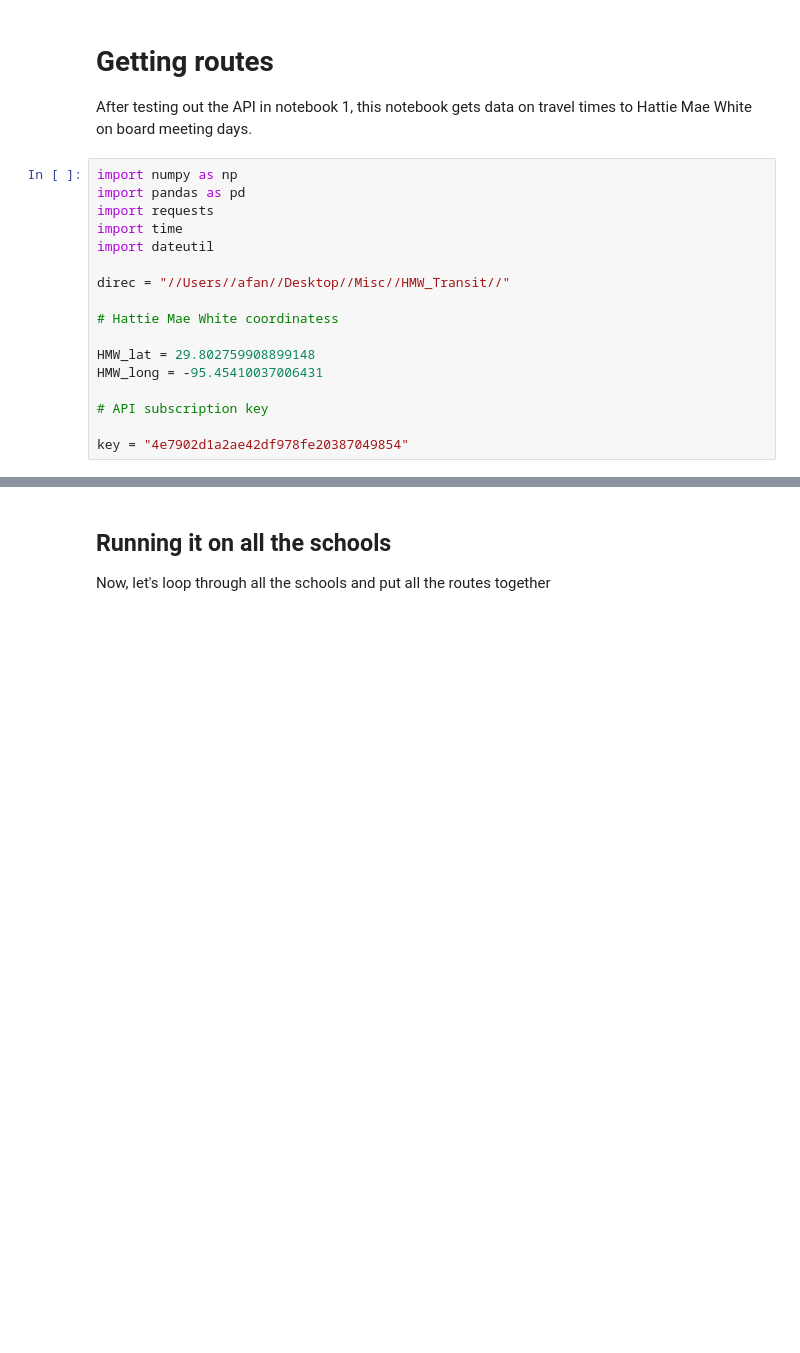
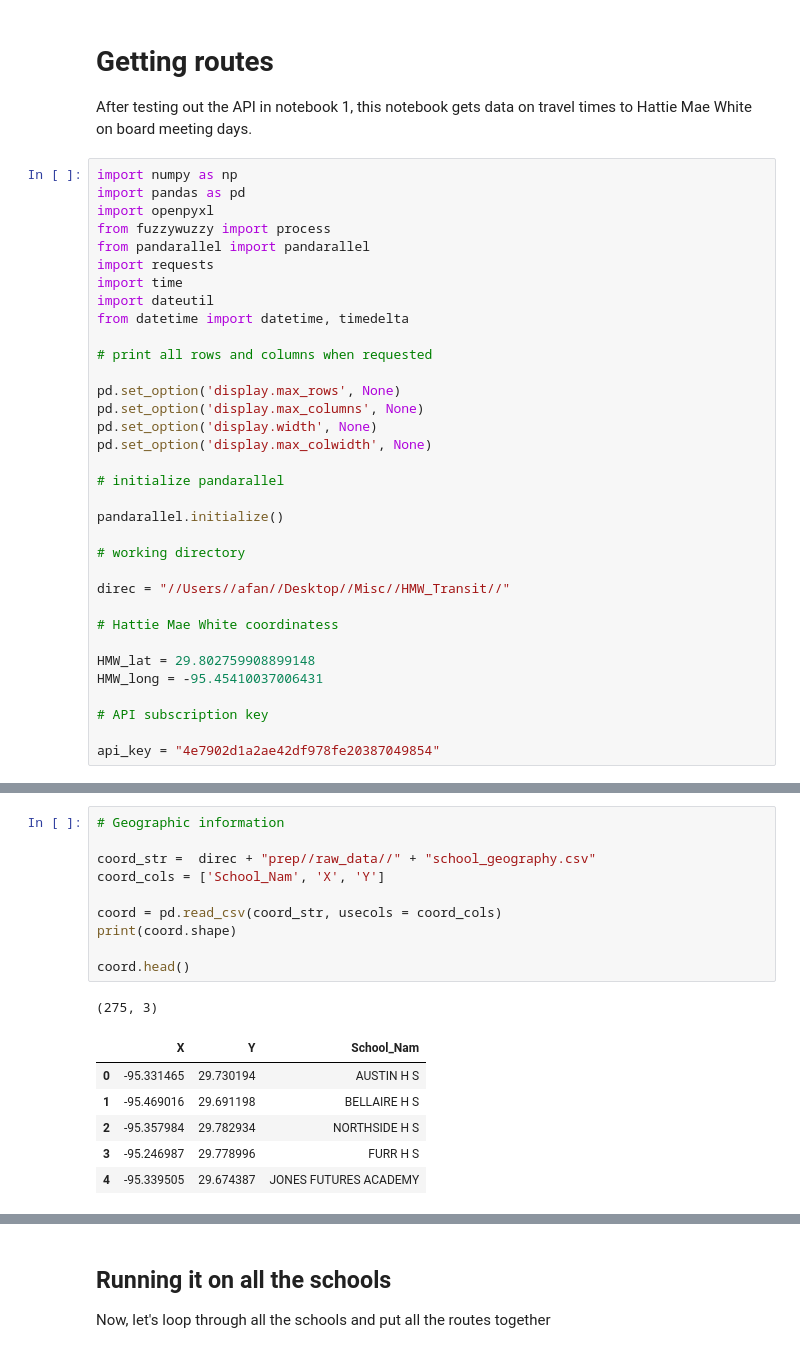
Before and after one commit to amyafan/HMW_Transit, a Jupyter notebook: prep/notebooks/2_Getting_Routes.ipynb, the cells around one changed output, grey strips where cells are left out. Cells and saved outputs as stored; diff of their text form; blank space fills up the shorter version.

```diff
--- a/prep/notebooks/2_Getting_Routes.ipynb
+++ b/prep/notebooks/2_Getting_Routes.ipynb
@@ -5,9 +5,26 @@ After testing out the API in notebook 1, this notebook gets data on travel times
 # %%
 import numpy as np
 import pandas as pd
+import openpyxl
+from fuzzywuzzy import process
+from pandarallel import pandarallel
 import requests
 import time
 import dateutil
+from datetime import datetime, timedelta
+
+# print all rows and columns when requested
+
+pd.set_option('display.max_rows', None)
+pd.set_option('display.max_columns', None)
+pd.set_option('display.width', None)
+pd.set_option('display.max_colwidth', None)
+
+# initialize pandarallel
+
+pandarallel.initialize()
+
+# working directory
 
 direc = "//Users//afan//Desktop//Misc//HMW_Transit//"
 
@@ -18,4 +35,4 @@ HMW_long = -95.45410037006431
 
 # API subscription key
 
-key = "4e7902d1a2ae42df978fe20387049854"
+api_key = "4e7902d1a2ae42df978fe20387049854"
@@ -40,0 +66,18 @@ sch_info.head()
+# %%
+# Geographic information
+
+coord_str =  direc + "prep//raw_data//" + "school_geography.csv"
+coord_cols = ['School_Nam', 'X', 'Y']
+
+coord = pd.read_csv(coord_str, usecols = coord_cols)
+print(coord.shape)
+
+coord.head()
+# %% [output]
+(275, 3)
+|  | X | Y | School_Nam |
+| 0 | -95.331465 | 29.730194 | AUSTIN H S |
+| 1 | -95.469016 | 29.691198 | BELLAIRE H S |
+| 2 | -95.357984 | 29.782934 | NORTHSIDE H S |
+| 3 | -95.246987 | 29.778996 | FURR H S |
+| 4 | -95.339505 | 29.674387 | JONES FUTURES ACADEMY |
```
Also changed, not shown: parts of 24 cells of this notebook, 2 other files.
